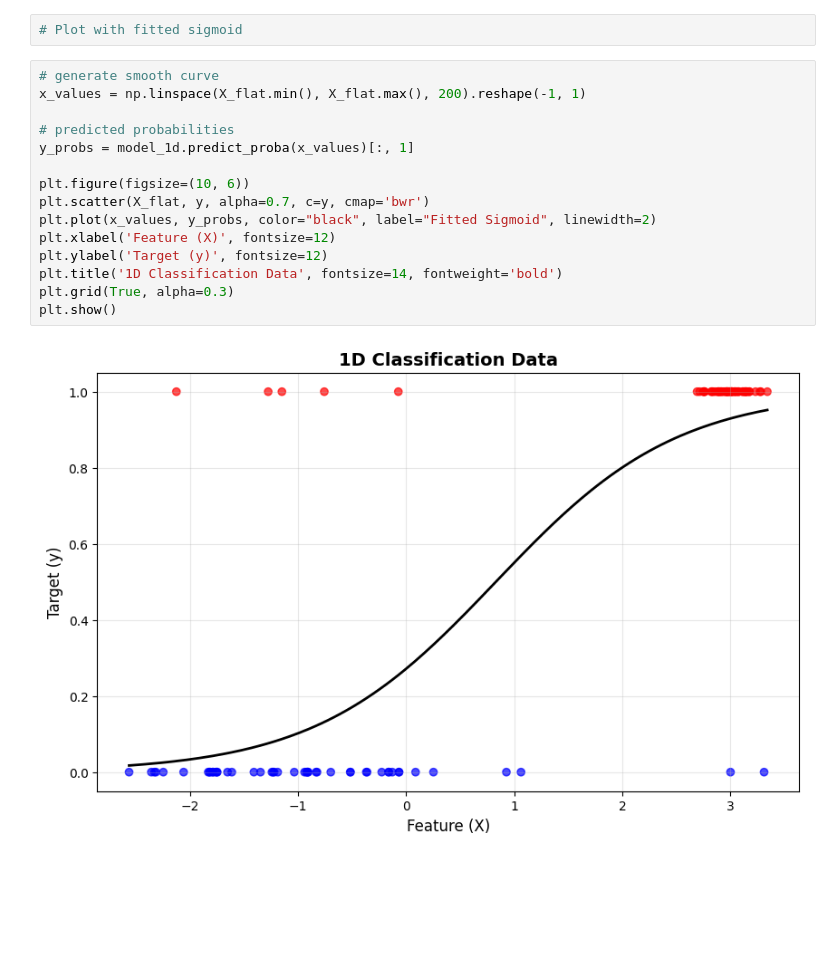
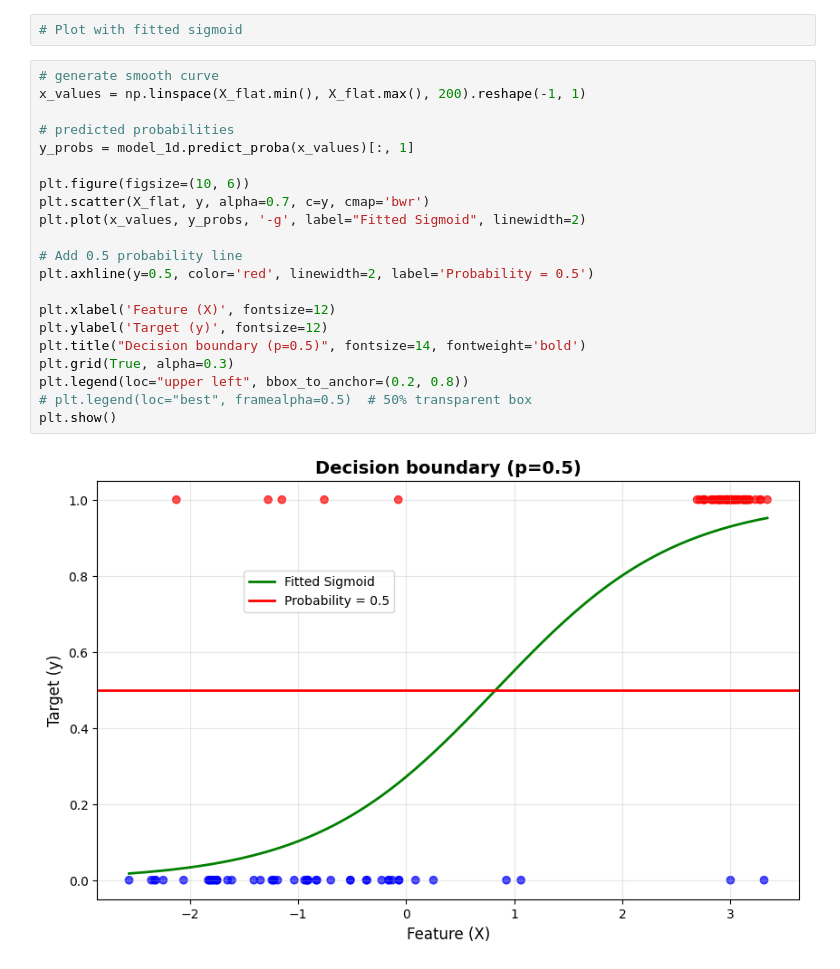
Before and after one commit to stkisengese/classification, a Jupyter notebook: decision_boundary.ipynb, the cells around one changed output. Drawn from its saved outputs; the diff is of its cells as text; blank space fills up the shorter version.

```diff
--- a/decision_boundary.ipynb
+++ b/decision_boundary.ipynb
@@ -56,17 +56,23 @@ Intercept: [-0.98497516]
 # %%
 # generate smooth curve
 x_values = np.linspace(X_flat.min(), X_flat.max(), 200).reshape(-1, 1)
 
 # predicted probabilities
 y_probs = model_1d.predict_proba(x_values)[:, 1]
 
 plt.figure(figsize=(10, 6))
 plt.scatter(X_flat, y, alpha=0.7, c=y, cmap='bwr')
-plt.plot(x_values, y_probs, color="black", label="Fitted Sigmoid", linewidth=2)
+plt.plot(x_values, y_probs, '-g', label="Fitted Sigmoid", linewidth=2)
+
+# Add 0.5 probability line
+plt.axhline(y=0.5, color='red', linewidth=2, label='Probability = 0.5')
+
 plt.xlabel('Feature (X)', fontsize=12)
 plt.ylabel('Target (y)', fontsize=12)
-plt.title('1D Classification Data', fontsize=14, fontweight='bold')
+plt.title("Decision boundary (p=0.5)", fontsize=14, fontweight='bold')
 plt.grid(True, alpha=0.3)
+plt.legend(loc="upper left", bbox_to_anchor=(0.2, 0.8))
+# plt.legend(loc="best", framealpha=0.5)  # 50% transparent box
 plt.show()
 # %% [output]
-[figure, old version]
+[figure, new version]
```
